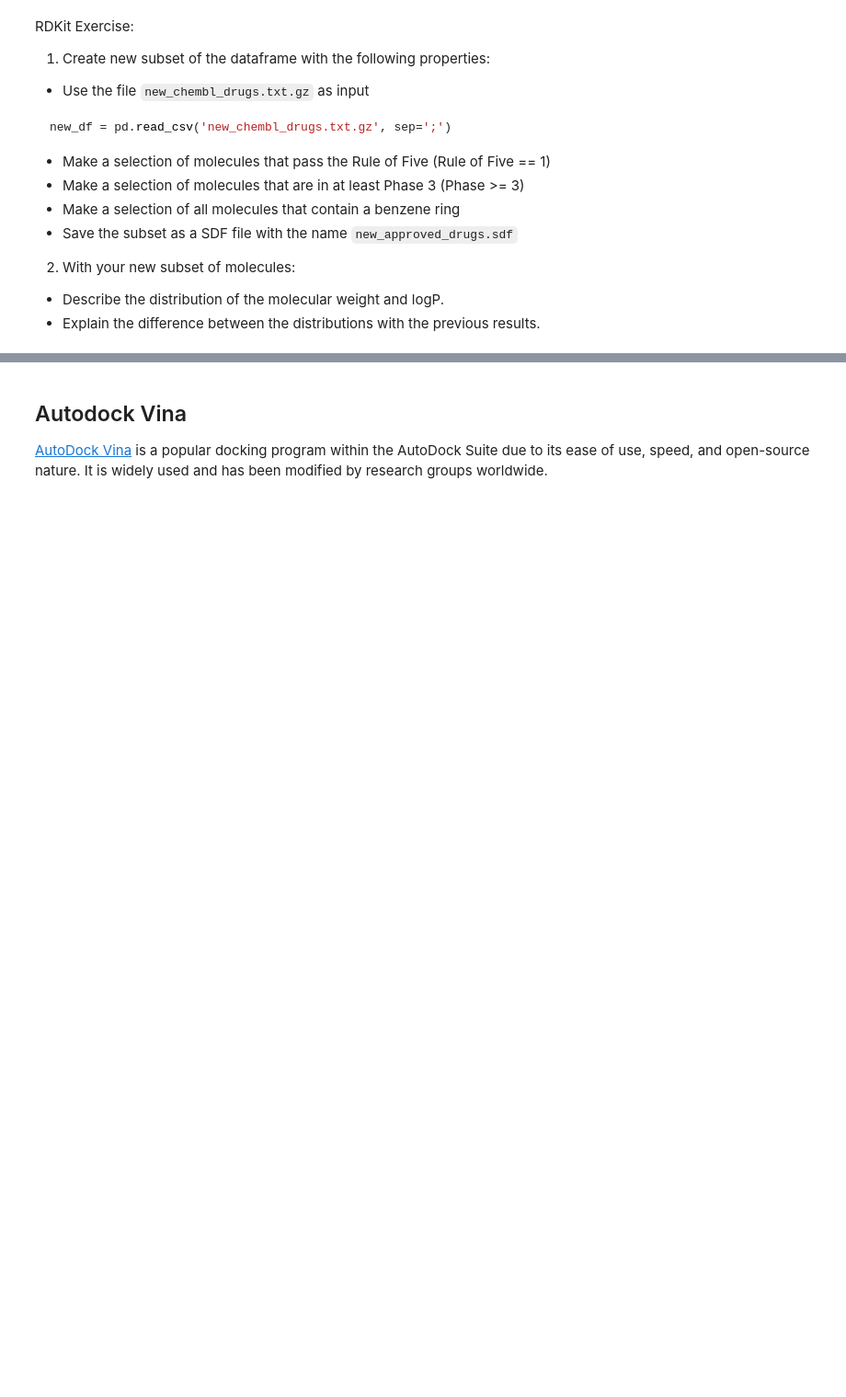
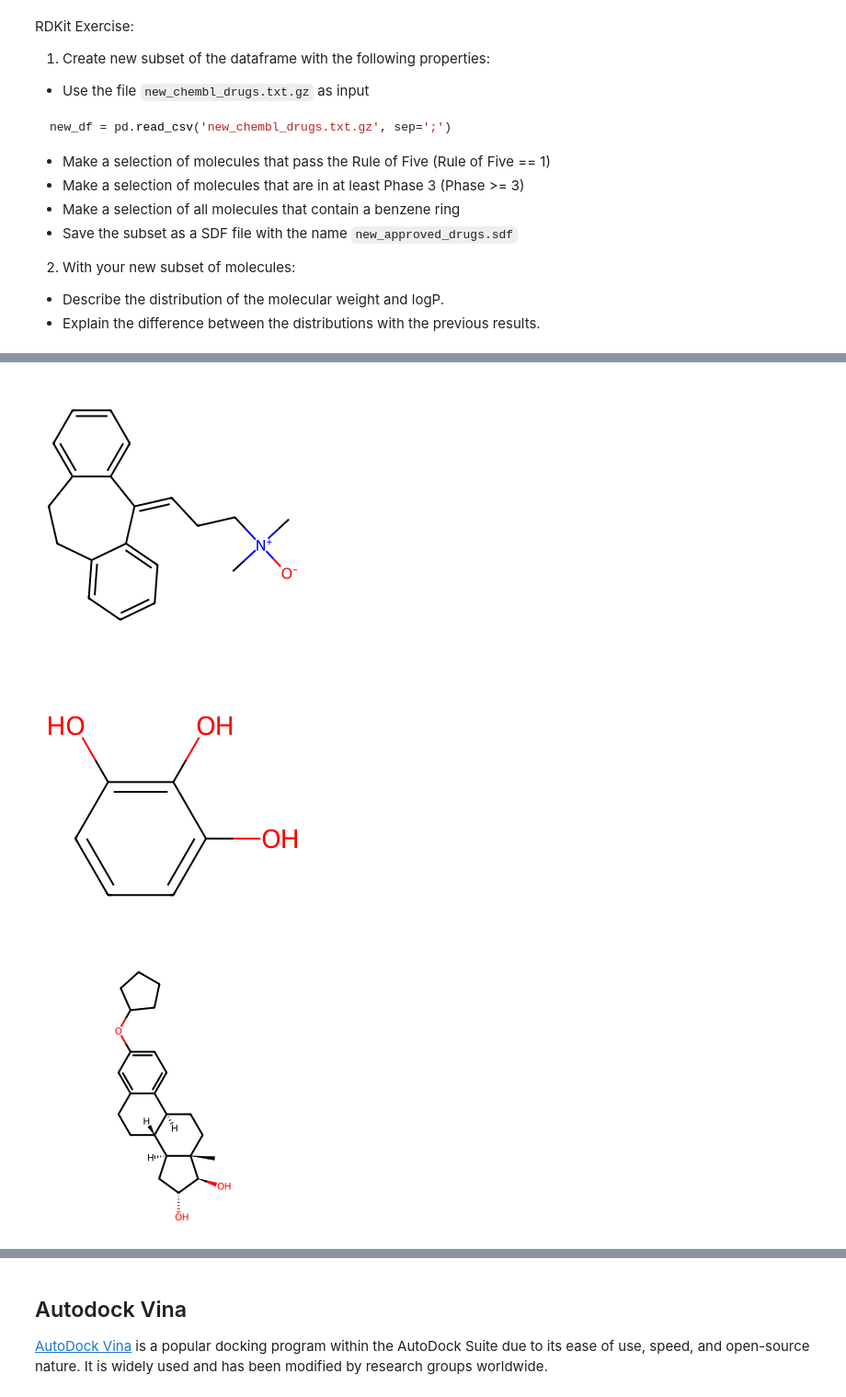
Before and after one commit to marjanaziminezhad/structural_bioinformatics, a Jupyter notebook: ex04/ex04_MM.ipynb, the cells around one changed output, grey strips where cells are left out. Shown at 92% size. Drawn from its saved outputs; the diff is of its cells as text; code cells hidden in the pictures; blank space fills up the shorter version.

```diff
--- a/ex04/ex04_MM.ipynb
+++ b/ex04/ex04_MM.ipynb
@@ -323,0 +464,20 @@ new_df = pd.read_csv('new_chembl_drugs.txt.gz', sep=';')
+# %%
+from rdkit import Chem
+from rdkit.Chem import Draw
+
+# Load the SDF file
+suppl = Chem.SDMolSupplier('new_approved_drugs.sdf')
+
+# Iterate through the molecules and display them
+for i, mol in enumerate(suppl):
+    if mol:
+        # Display the molecule
+        img = Draw.MolToImage(mol)
+        display(img)
+    # Stop after displaying the first 10 molecules
+    if i == 9:
+        break
+# %% [output]
+[figure, added]
+[figure, added]
+[figure, added]
```
Also changed, not shown: parts of 31 cells of this notebook.
